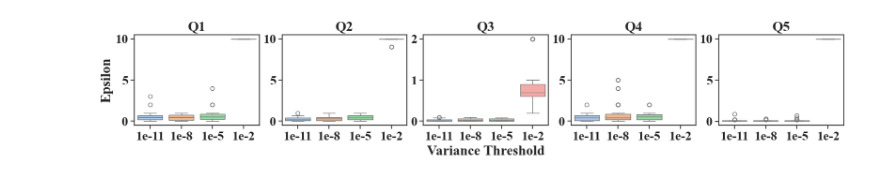
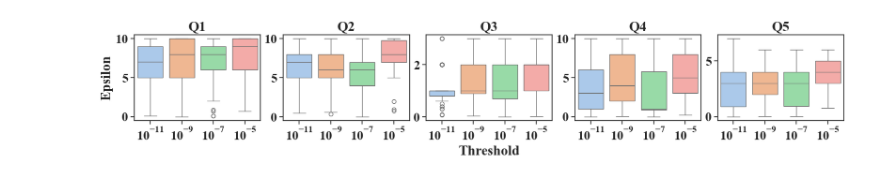
Before and after one commit to youny626/DP_test, a Jupyter notebook: ablation/vary_svt_threshold/plot.ipynb, the cells around one changed output. Cells and saved outputs as stored; diff of their text form; code cells hidden in the pictures.

```diff
--- a/ablation/vary_svt_threshold/plot.ipynb
+++ b/ablation/vary_svt_threshold/plot.ipynb
@@ -2,22 +2,23 @@
 import pandas as pd
 import numpy as np
 
-svt_threshold = [10e-3, 10e-6, 10e-9, 10e-12]
+svt_threshold = [10e-5, 10e-7, 10e-9, 10e-11]
 
 data = []
-for t in svt_threshold:
-    with open(f"result/threshold_{t}_eps.log") as f:
-        lines = f.readlines()
-        for line in lines:
-            eps_res = [t]
-            split = line.split(", ")
-            for eps in split:
-                if "None" in eps:
-                    eps_res.append(np.nan)
-                else:
-                    eps_res.append(float(eps))
-            data.append(eps_res)
+for mech in  ["gaussian", "laplace"]:
+    for t in svt_threshold:
+        with open(f"result/{mech}_t_{t}_eps.log") as f:
+            lines = f.readlines()
+            for line in lines:
+                eps_res = [mech, t]
+                split = line.split(", ")
+                for eps in split:
+                    if "None" in eps:
+                        eps_res.append(np.nan)
+                    else:
+                        eps_res.append(float(eps))
+                data.append(eps_res)
 
-df = pd.DataFrame(data=data, columns=["threshold", "Q1", "Q2", "Q3", "Q4", "Q5"])
+df = pd.DataFrame(data=data, columns=["mech", "threshold", "Q1", "Q2", "Q3", "Q4", "Q5"])
 df
 # %% [output]
@@ -49,0 +38,3 @@ df
+# %%
+df = df.melt(id_vars=["mech", "threshold"], var_name="query", value_name="epsilon")
+df
@@ -55,6 +60,3 @@ import matplotlib.pyplot as plt
 sns.set_theme(style="ticks", font="Times New Roman", font_scale=1.8)
 plt.rcParams["font.weight"] = "bold"
 plt.rcParams["axes.labelweight"] = "bold"
-# %%
-df = df.melt(id_vars="threshold", var_name="query", value_name="epsilon")
-df
@@ -75,33 +63,33 @@ df
 # %%
 # plt.rcParams["figure.figsize"] = [16, 3]
 fig, axes = plt.subplots(1, 5, figsize=(16,3), constrained_layout=True)
 
 for i in range(5):
-    data = df[df["query"] == "Q" + str(i+1)]
+    data = df[(df["query"] == "Q" + str(i+1)) & (df["mech"] == "gaussian")]
     g = sns.boxplot(data=data, x="threshold", y="epsilon", hue="threshold", ax=axes[i], legend=False, palette="pastel")
     if i == 0:
         g.set(ylabel="Epsilon")
     else:
         g.set(ylabel=None)
     if i == 2:
-        g.set(xlabel="Variance Threshold")
+        g.set(xlabel="Threshold")
     else:
         g.set(xlabel=None)
 
     axes[i].set_title("Q" + str(i+1), fontweight="bold")
     # g.set(xlabel="Q" + str(i+1))
     # _ = g.set(xlabel=None, ylabel="Epsilon")
     # _ = g.set_yticks([i for i in range(0, 11)])
     _ = g.set_xticks(g.get_xticks())
-    _ = g.set_xticklabels(["1e-11", "1e-8", "1e-5", "1e-2"])
+    _ = g.set_xticklabels([r"$\mathregular{10^{-11}}$", r"$\mathregular{10^{-9}}$", r"$\mathregular{10^{-7}}$", r"$\mathregular{10^{-5}}$"])
 
 
 # plt.legend(fontsize='x-small', title_fontsize='x-small')
 # g.legend_.set_title("Percentile")
 # plt.subplots_adjust(wspace=0, hspace=0)
 # plt.tight_layout()
-plt.savefig("vary_svt_threshold.pdf", bbox_inches = 'tight')
+plt.savefig("figures/vary_svt_threshold_gaussian.pdf", bbox_inches = 'tight')
 plt.show()
 plt.close()
 # %% [output]
-[figure, old version]
+[figure, new version]
```
Also changed, not shown: parts of 6 cells of this notebook, 3 other files.
